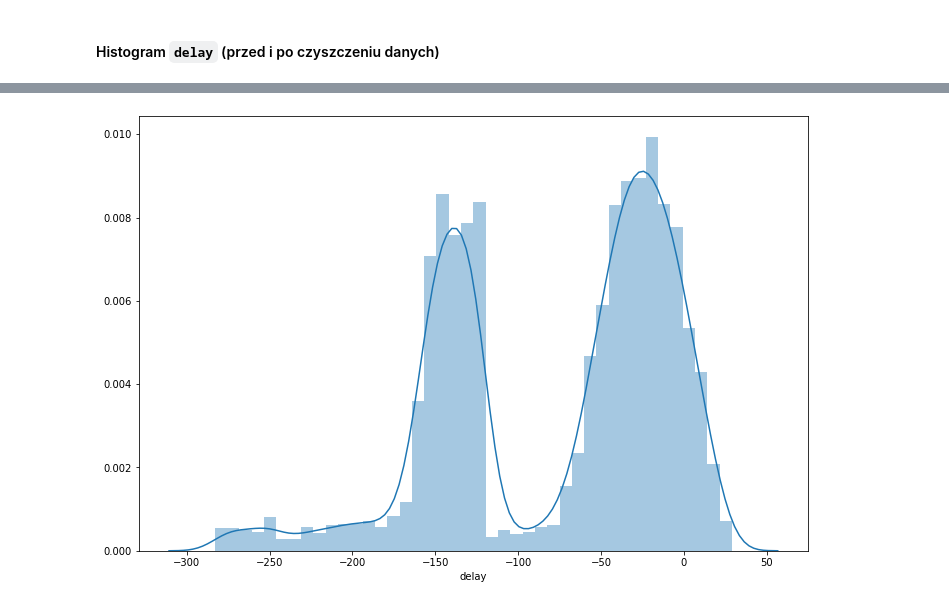
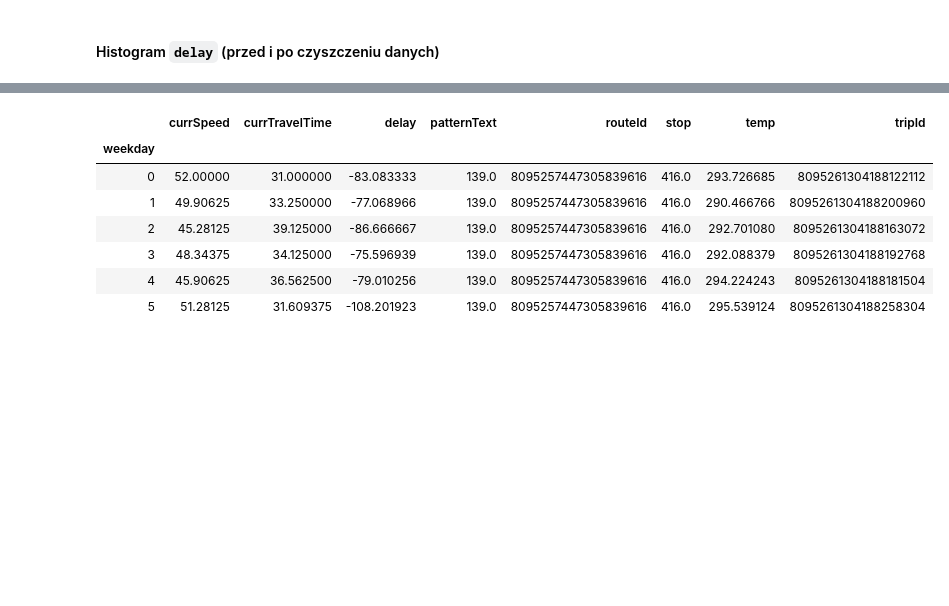
Before and after one commit to Valaraucoo/ids-data-analysis, a Jupyter notebook: ids-data-analysis.ipynb, the cells around one changed output, grey strips where cells are left out. Cells and saved outputs as stored; diff of their text form; code cells hidden in the pictures; blank space fills up the shorter version.

```diff
--- a/ids-data-analysis.ipynb
+++ b/ids-data-analysis.ipynb
@@ -161,6 +181,12 @@ histogram(df, columns=['delay'])
-# %%
-df_without_outliners = remove_outliers(df, columns=['delay'], error_discriminator=1.2)
-histogram(df_without_outliners, columns=['delay'])
-# %% [output]
-[figure, removed]
+# %%
+df.groupby(['stopName', 'weekday']).mean().loc["Aleja Róż"]
+# %% [output]
+|  | currSpeed | currTravelTime | delay | patternText | routeId | stop | temp | tripId |
+| weekday |  |  |  |  |  |  |  |  |
+| 0 | 52.00000 | 31.000000 | -83.083333 | 139.0 | 8095257447305839616 | 416.0 | 293.726685 | 8095261304188122112 |
+| 1 | 49.90625 | 33.250000 | -77.068966 | 139.0 | 8095257447305839616 | 416.0 | 290.466766 | 8095261304188200960 |
+| 2 | 45.28125 | 39.125000 | -86.666667 | 139.0 | 8095257447305839616 | 416.0 | 292.701080 | 8095261304188163072 |
+| 3 | 48.34375 | 34.125000 | -75.596939 | 139.0 | 8095257447305839616 | 416.0 | 292.088379 | 8095261304188192768 |
+| 4 | 45.90625 | 36.562500 | -79.010256 | 139.0 | 8095257447305839616 | 416.0 | 294.224243 | 8095261304188181504 |
+| 5 | 51.28125 | 31.609375 | -108.201923 | 139.0 | 8095257447305839616 | 416.0 | 295.539124 | 8095261304188258304 |
 # %%
```
Also changed, not shown: parts of 9 cells of this notebook.
